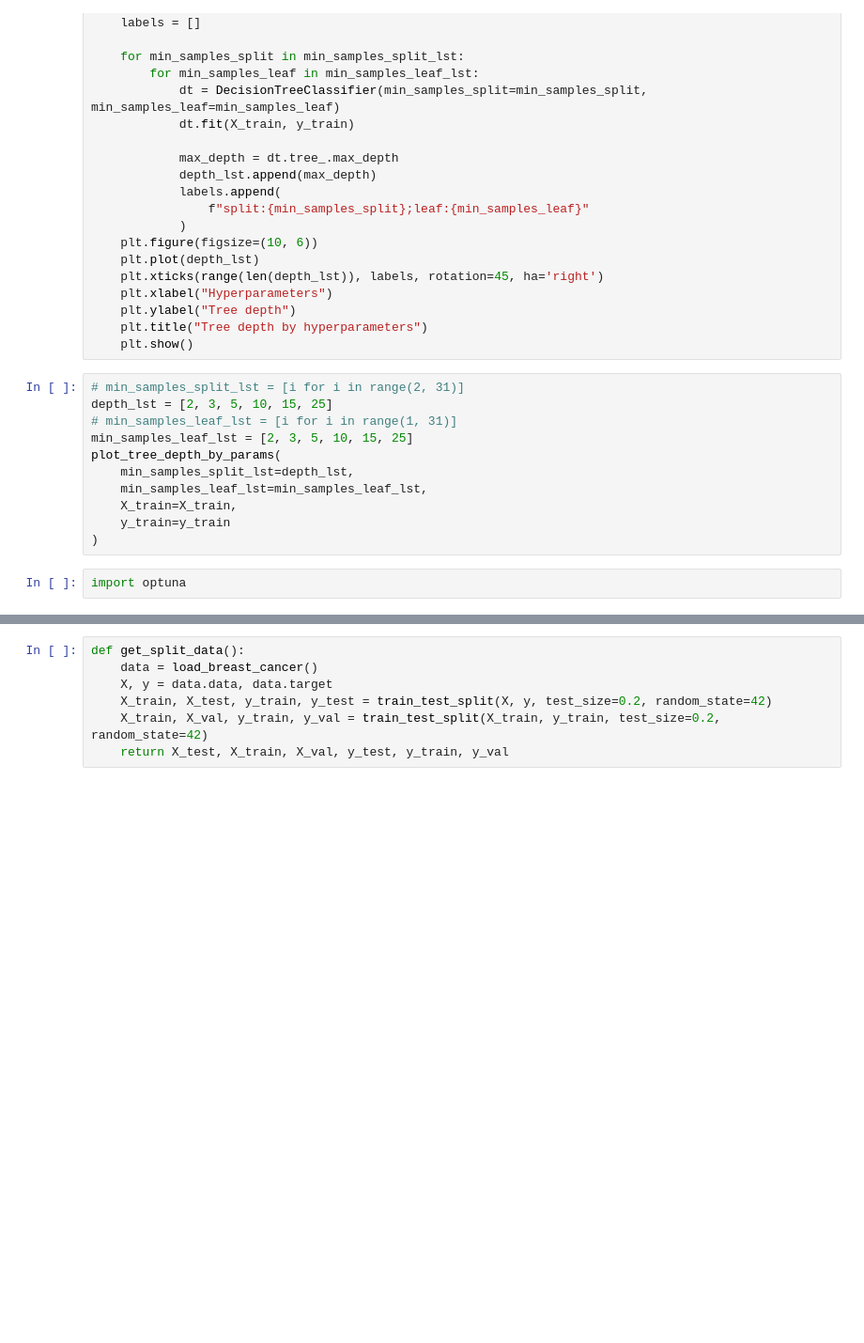
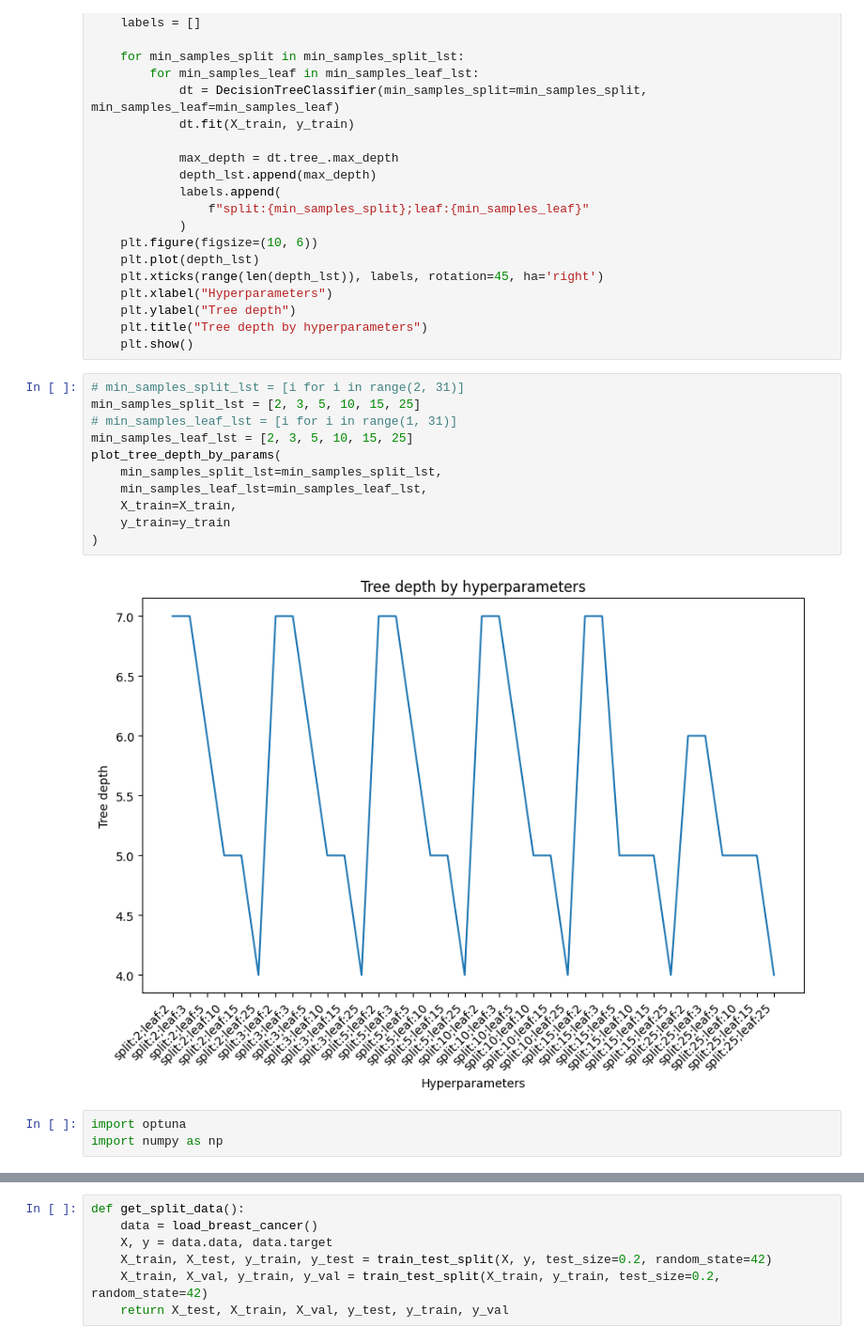
Before and after one commit to HedwigIndustries/machine-learning-6-term, a Jupyter notebook: dt/lib_dt.ipynb, the cells around one changed output, grey strips where cells are left out. Shown at 94% size. Cells and saved outputs as stored; diff of their text form; blank space fills up the shorter version.

```diff
--- a/dt/lib_dt.ipynb
+++ b/dt/lib_dt.ipynb
@@ -61,15 +113,18 @@ def plot_tree_depth_by_params(
     plt.show()
 # %%
 # min_samples_split_lst = [i for i in range(2, 31)]
-depth_lst = [2, 3, 5, 10, 15, 25]
+min_samples_split_lst = [2, 3, 5, 10, 15, 25]
 # min_samples_leaf_lst = [i for i in range(1, 31)]
 min_samples_leaf_lst = [2, 3, 5, 10, 15, 25]
 plot_tree_depth_by_params(
-    min_samples_split_lst=depth_lst,
+    min_samples_split_lst=min_samples_split_lst,
     min_samples_leaf_lst=min_samples_leaf_lst,
     X_train=X_train,
     y_train=y_train
 )
+# %% [output]
+[figure, added]
 # %%
 import optuna
+import numpy as np
 # %%
```
Also changed, not shown: parts of 11 cells of this notebook, 15 other files.
